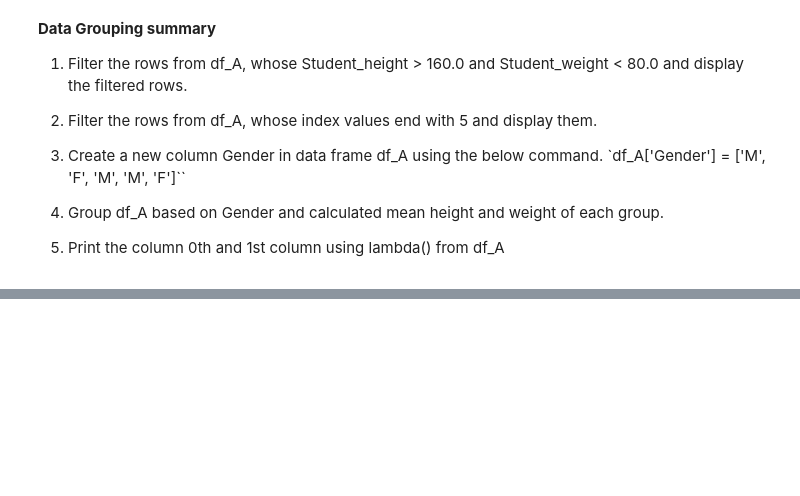
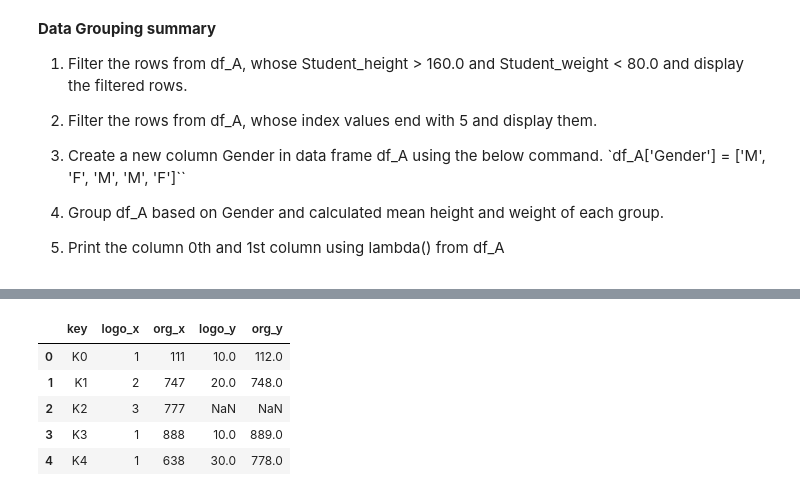
Before and after one commit to whatsupabhijit/py_rambling, a Jupyter notebook: pandas/panda.ipynb, the cells around one changed output, grey strips where cells are left out. Cells and saved outputs as stored; diff of their text form; code cells hidden in the pictures; blank space fills up the shorter version.

```diff
--- a/pandas/panda.ipynb
+++ b/pandas/panda.ipynb
@@ -1031,0 +1062,12 @@ s5    161.4      NaN
+# %%
+df2 = pd.DataFrame({'org': [112, 748, 778, 889], 'logo': [10, 20, 30, 10], 'key': ['K0', 'K1', 'K4', 'K3']})
+pd.DataFrame.merge(df1, df2, on='key', how='left')
+
+## if you had to match on two columns you can give that by on=['key1' , 'key2']
+# %% [output]
+|  | key | logo_x | org_x | logo_y | org_y |
+| 0 | K0 | 1 | 111 | 10.0 | 112.0 |
+| 1 | K1 | 2 | 747 | 20.0 | 748.0 |
+| 2 | K2 | 3 | 777 | NaN | NaN |
+| 3 | K3 | 1 | 888 | 10.0 | 889.0 |
+| 4 | K4 | 1 | 638 | 30.0 | 778.0 |
```
Also changed, not shown: parts of 22 cells of this notebook.
